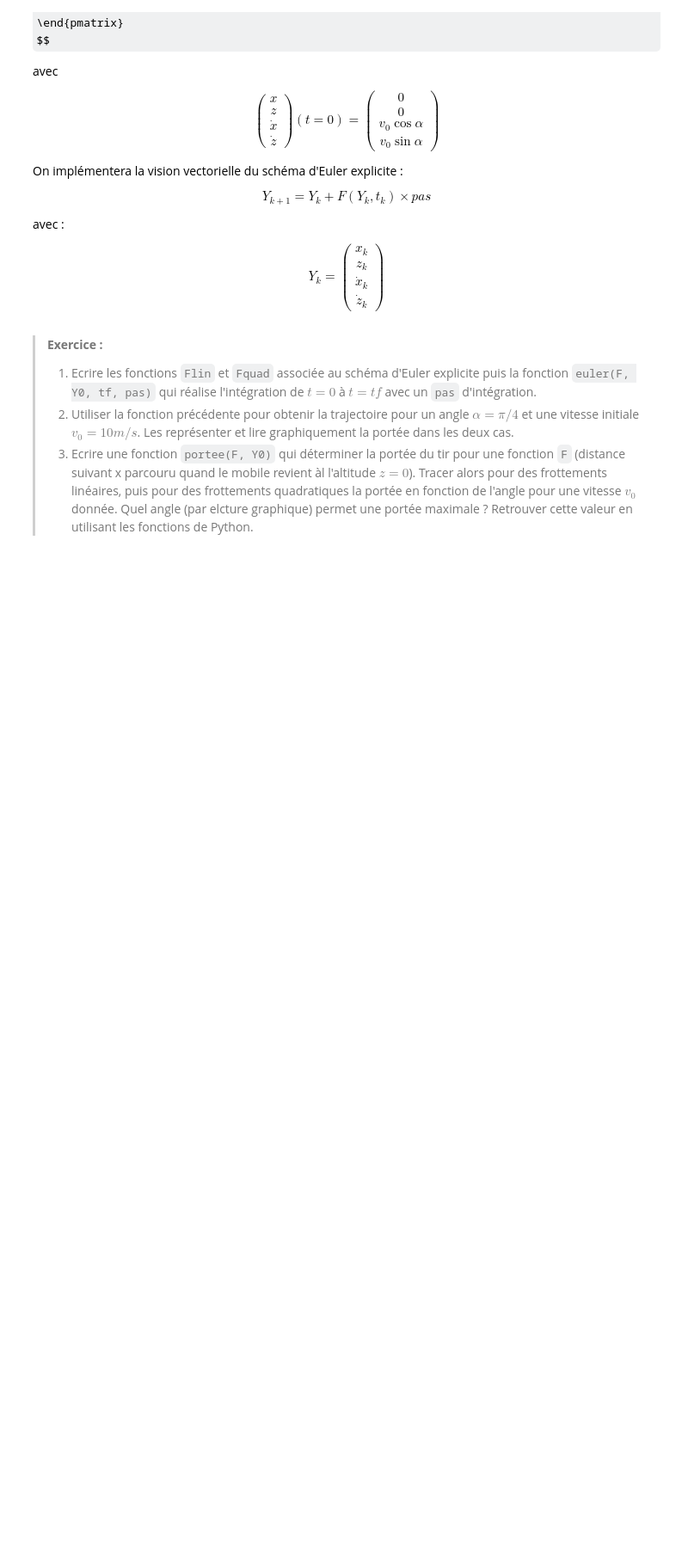
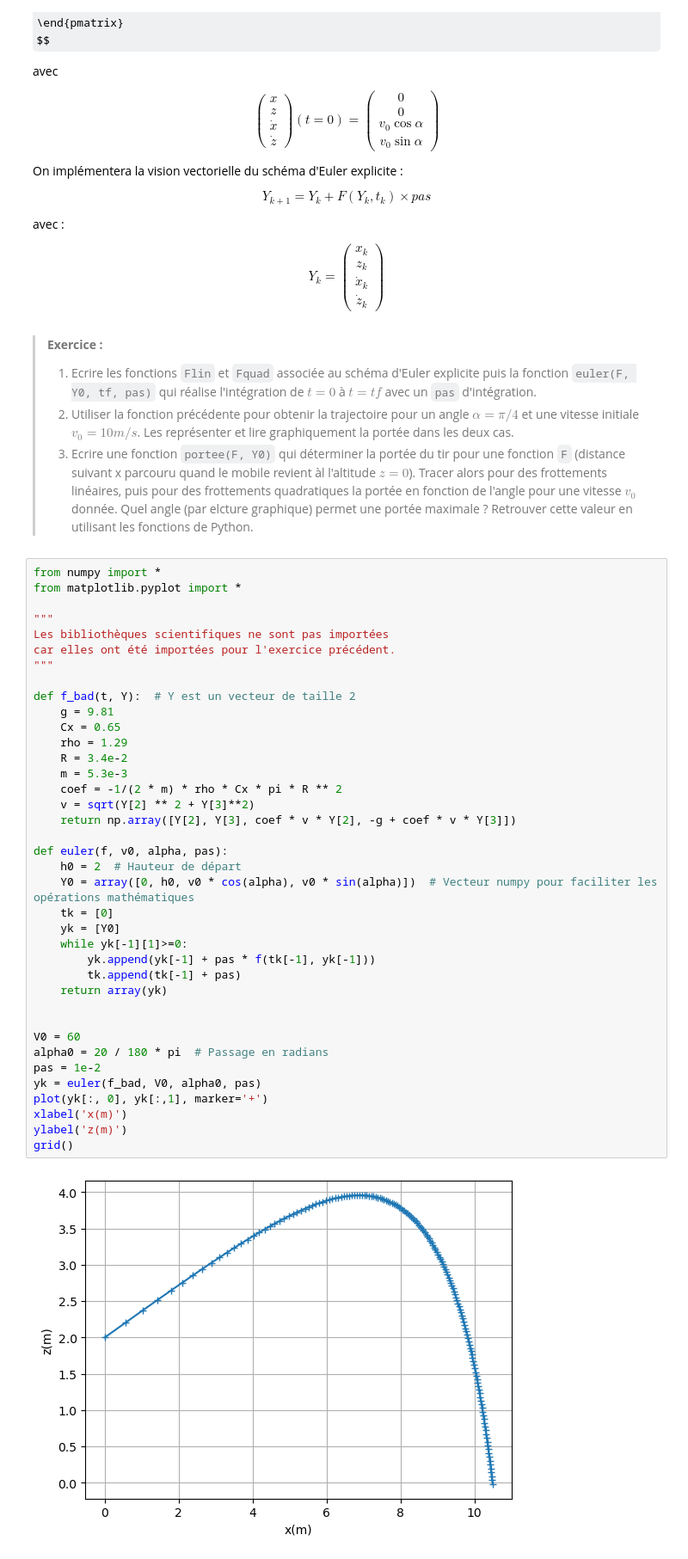
Before and after one commit to pcsi3physiquestan/mecanique_sources, a Jupyter notebook: notebook/tir_balistique.ipynb, the cells around one changed output. Shown: that part at 86% size. Saved outputs shown, nothing was run; the diff lists cells and outputs as text; some formulas as TeX source; blank space fills up the shorter version.

```diff
--- a/notebook/tir_balistique.ipynb
+++ b/notebook/tir_balistique.ipynb
@@ -84,3 +84,43 @@ $$
 > 1. Ecrire les fonctions `Flin` et `Fquad` associée au schéma d'Euler explicite puis la fonction `euler(F, Y0, tf, pas)` qui réalise l'intégration de $t=0$ à $t=tf$ avec un `pas` d'intégration.
 > 2. Utiliser la fonction précédente pour obtenir la trajectoire pour un angle $\alpha = \pi / 4$ et une vitesse initiale $v_0 = 10 m/s$. Les représenter et lire graphiquement la portée dans les deux cas.
 > 3. Ecrire une fonction `portee(F, Y0)` qui déterminer la portée du tir pour une fonction `F` (distance suivant x parcouru quand le mobile revient àl l'altitude $z=0$). Tracer alors pour des frottements linéaires, puis pour des frottements quadratiques la portée en fonction de l'angle pour une vitesse $v_0$ donnée. Quel angle (par elcture graphique) permet une portée maximale ? Retrouver cette valeur en utilisant les fonctions de Python.
+# %%
+from numpy import *
+from matplotlib.pyplot import *
+
+"""
+Les bibliothèques scientifiques ne sont pas importées
+car elles ont été importées pour l'exercice précédent.
+"""
+
+def f_bad(t, Y):  # Y est un vecteur de taille 2
+    g = 9.81
+    Cx = 0.65
+    rho = 1.29
+    R = 3.4e-2
+    m = 5.3e-3
+    coef = -1/(2 * m) * rho * Cx * pi * R ** 2
+    v = sqrt(Y[2] ** 2 + Y[3]**2)
+    return np.array([Y[2], Y[3], coef * v * Y[2], -g + coef * v * Y[3]])
+
+def euler(f, v0, alpha, pas):
+    h0 = 2  # Hauteur de départ
+    Y0 = array([0, h0, v0 * cos(alpha), v0 * sin(alpha)])  # Vecteur numpy pour faciliter les opérations mathématiques
+    tk = [0]
+    yk = [Y0]
+    while yk[-1][1]>=0:
+        yk.append(yk[-1] + pas * f(tk[-1], yk[-1]))
+        tk.append(tk[-1] + pas)
+    return array(yk)
+
+
+V0 = 60
+alpha0 = 20 / 180 * pi  # Passage en radians
+pas = 1e-2
+yk = euler(f_bad, V0, alpha0, pas)
+plot(yk[:, 0], yk[:,1], marker='+')
+xlabel('x(m)')
+ylabel('z(m)')
+grid()
+# %% [output]
+[figure, added]
```
Also changed, not shown: parts of 2 cells of this notebook, 12 other files.
